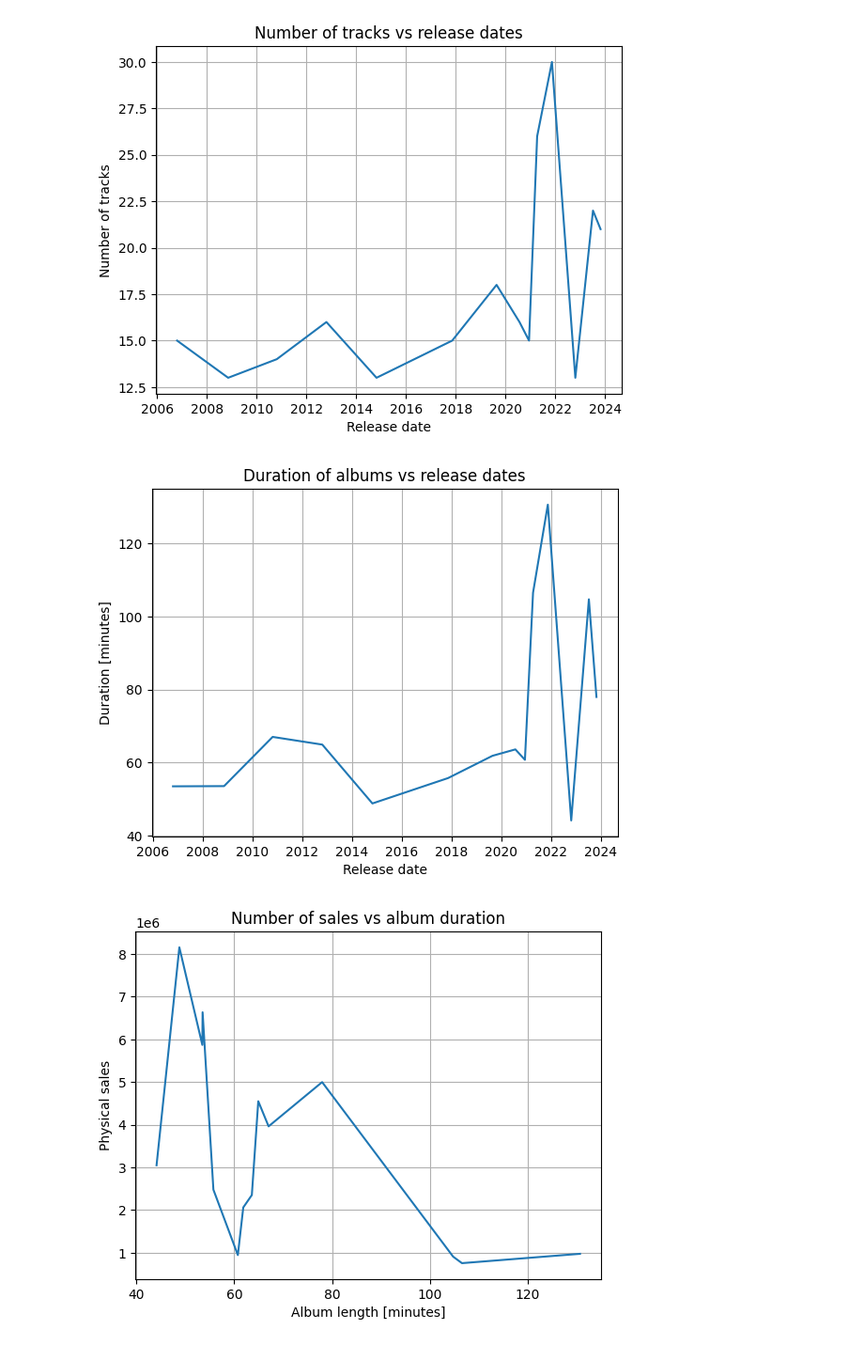
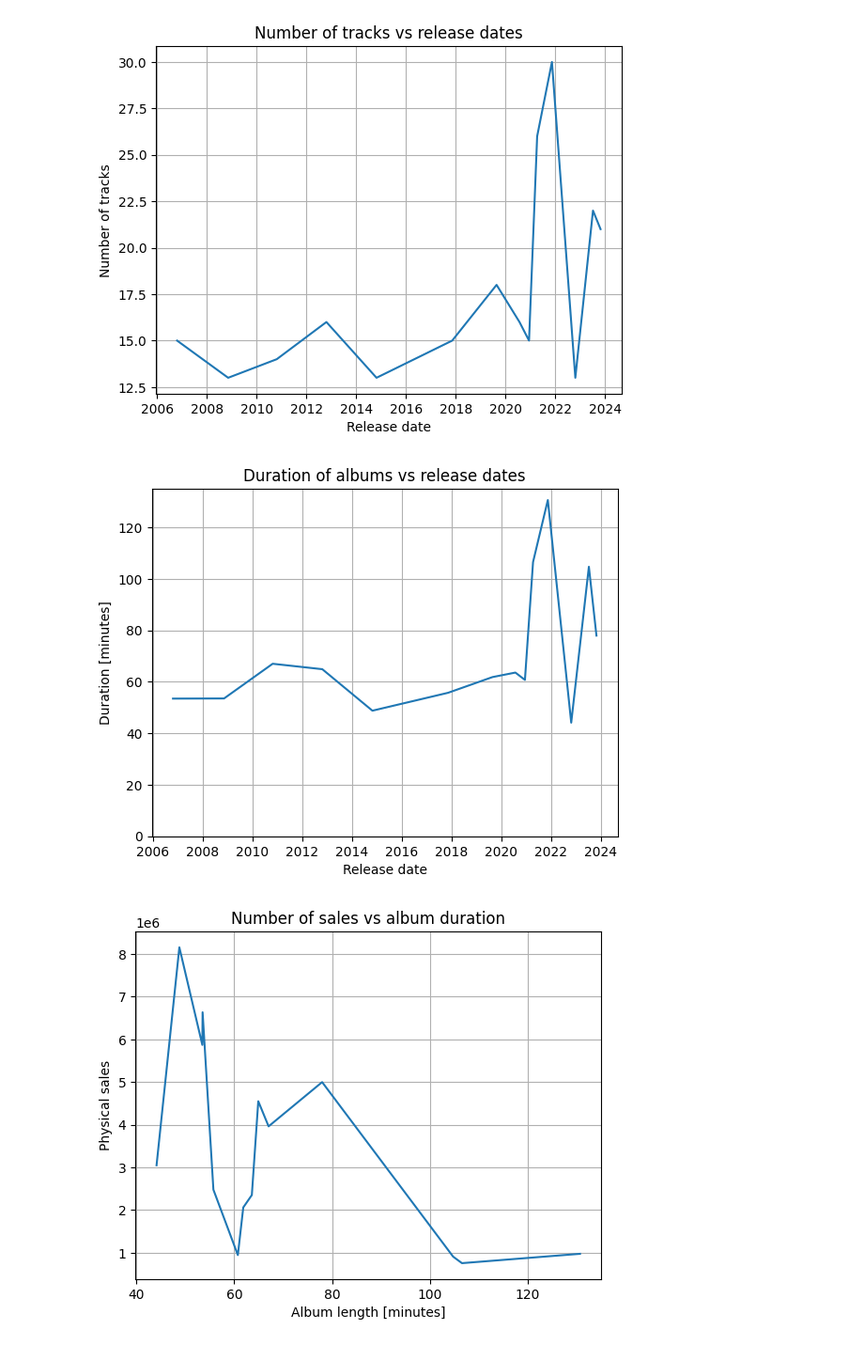
Before and after one commit to rmserra/taylorswift-analysis-python, a Jupyter notebook: taylor_swift_project.ipynb, the cells around one changed output. Shown at 94% size. Drawn from its saved outputs; the diff is of its cells as text; code cells hidden in the pictures.

Commit message:
Add README, edit plots

```diff
--- a/taylor_swift_project.ipynb
+++ b/taylor_swift_project.ipynb
@@ -346,0 +299,21 @@ df_aux3
+# %%
+## Create a second aux dataframe
+
+# Group by 'album' and sum the duration in miliseconds
+
+df_aux2 = df.groupby('album')['duration_ms'].sum().reset_index()
+
+# Convert miliseconds to minutes, drop the duration in miliseconds column as it will not be used
+df_aux2['duration_min'] = df_aux2['duration_ms'] / 60000
+df_aux2 = df_aux2.drop('duration_ms', axis=1)
+
+# Group by and sum spotify streams, then merge
+spotify_streams = df.groupby('album')['spotify_streams'].sum().reset_index()
+df_aux2 = df_aux2.merge(spotify_streams, on='album')
+
+# Get track number per album, then merge
+df_aux3 = df['album'].value_counts().reset_index()
+df_aux3.columns = ['album', 'number_of_tracks']
+
+df_aux2 = df_aux2.merge(df_aux3, on='album')
+df_aux2
@@ -347,6 +338,6 @@ df_aux3
 # %%
 # Finally, create the df with a resumed info of the albums
-df_albums = pd.merge(pd.merge(df_aux1,df_aux2,on='album'),df_aux3,on='album')
+df_albums = pd.merge(df_aux1,df_aux2,on='album')
 # %%
 df_albums.head()
 # %% [output]
@@ -511,13 +521,14 @@ plt.show()
 # %%
 # Duration of albums through time
 sns.lineplot(data = filter, x = 'release_date', y='duration_min')
 plt.title('Duration of albums vs release dates')
 plt.xlabel('Release date')
 plt.ylabel('Duration [minutes]')
+plt.ylim(0,135)
 plt.grid()
 plt.show()
 # %% [output]
-[figure, old version]
+[figure, new version]
 # %%
 # Sales vs duration
 sns.lineplot(data = filter, x = 'duration_min', y='album_physical_sales')
```
Also changed, not shown: parts of 10 cells of this notebook, 1 other file.
